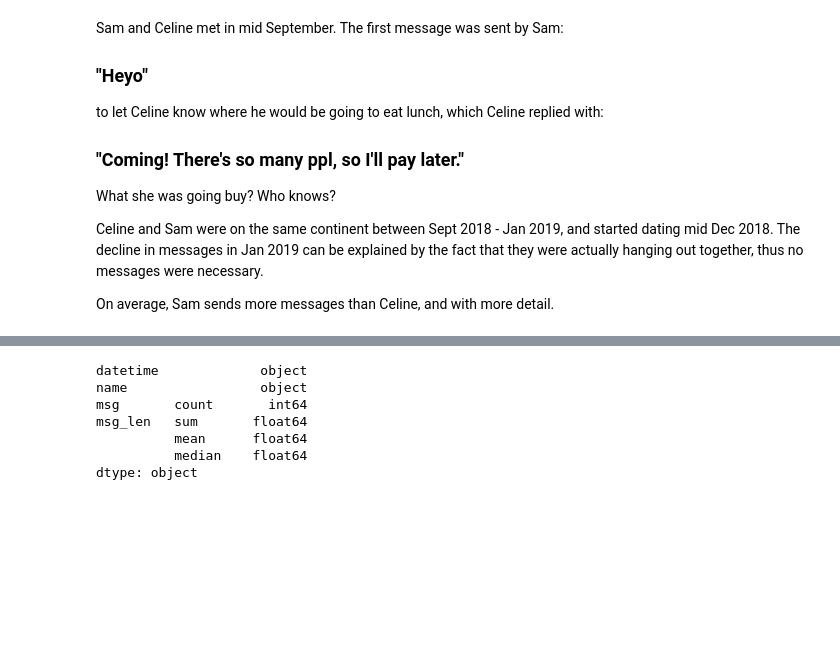
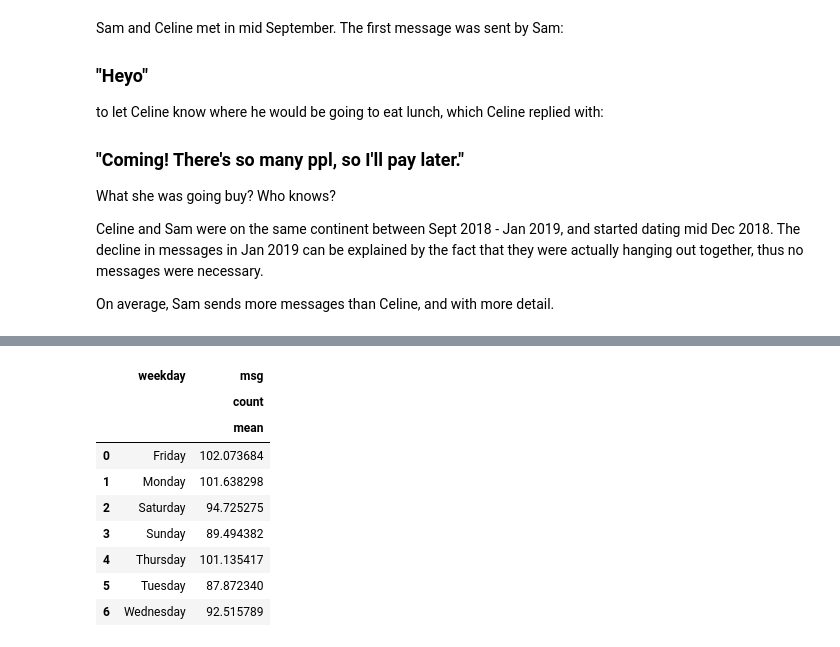
Before and after one commit to celine-y/sams-bday, a Jupyter notebook: chat.ipynb, the cells around one changed output, grey strips where cells are left out. Cells and saved outputs as stored; diff of their text form; code cells hidden in the pictures; blank space fills up the shorter version.

```diff
--- a/chat.ipynb
+++ b/chat.ipynb
@@ -195,10 +187,39 @@ df_celine = df[df['name'] == CELINE]
-# %%
-df_agg.dtypes
-# %% [output]
-datetime             object
-name                 object
-msg       count       int64
-msg_len   sum       float64
-          mean      float64
-          median    float64
-dtype: object
+# %%
+def agg_by_day(df):
+    per = df.datetime.dt.to_period("D")
+    new_df = df.groupby(
+        [
+            df['datetime'].dt.date,
+            df['weekday']
+        ]).agg({
+        'msg': ['count']
+    }).reset_index()
+
+    return new_df
+
+def agg_by_weekday(df):
+    return df.groupby(
+        [
+            df['weekday'],
+        ]
+    ).agg({
+        ('msg', 'count'): ['mean']
+    }).reset_index()
+
+dotw = ['Sunday', 'Monday', 'Tuesday', 'Wednesday', 'Thursday', 'Friday', 'Saturday']
+df_agg = df
+df_agg['weekday'] = df['datetime'].dt.day_name()
+df_agg = agg_by_day(df_agg)
+df_agg2 = agg_by_weekday(df_agg)
+df_agg2
+# %% [output]
+|  | weekday | msg |
+|  |  | count |
+|  |  | mean |
+| 0 | Friday | 102.073684 |
+| 1 | Monday | 101.638298 |
+| 2 | Saturday | 94.725275 |
+| 3 | Sunday | 89.494382 |
+| 4 | Thursday | 101.135417 |
+| 5 | Tuesday | 87.872340 |
+| 6 | Wednesday | 92.515789 |
```
Also changed, not shown: parts of 15 cells of this notebook.
